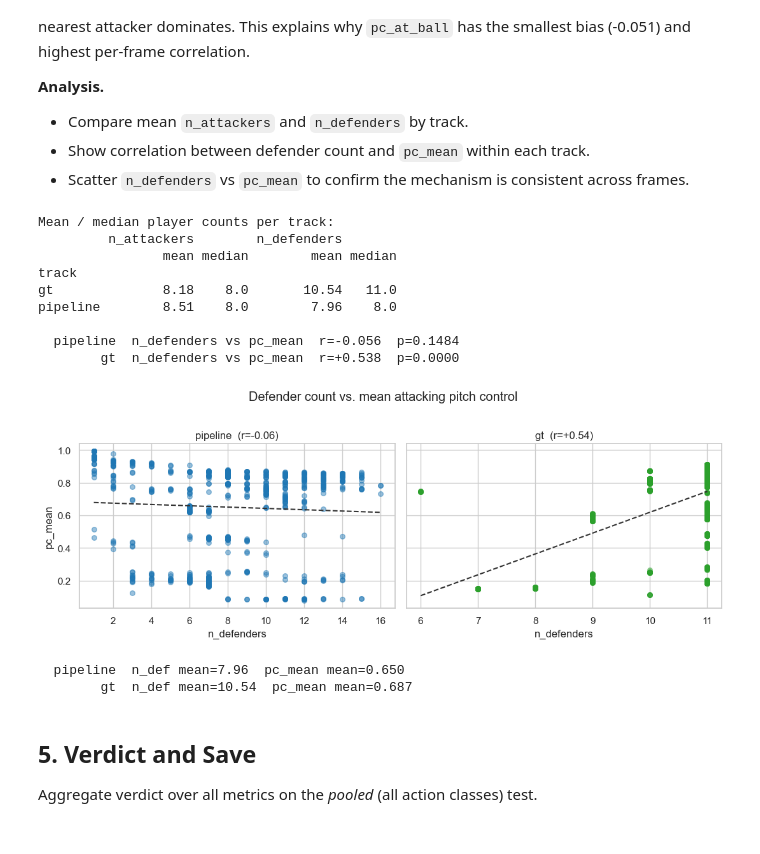
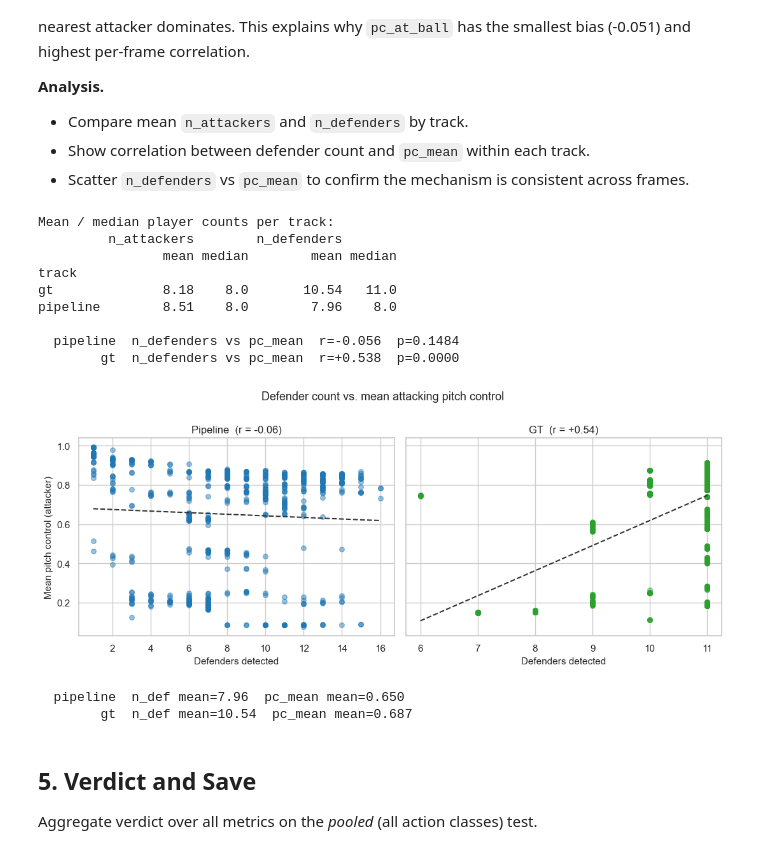
Before and after one commit to itzmore-mph/soccernet-setpiece-vision, a Jupyter notebook: notebooks/03_evaluation_and_validation.ipynb, the cells around one changed output. Saved outputs shown, nothing was run; the diff lists cells and outputs as text; code cells hidden in the pictures.

```diff
--- a/notebooks/03_evaluation_and_validation.ipynb
+++ b/notebooks/03_evaluation_and_validation.ipynb
@@ -117,6 +117,14 @@ Mean histogram overlap: 0.726
 # %%
 # Histogram overlays: pipeline vs GT per metric.
 # 2-row grid (3 x 2) keeps each panel readable when scaled to Word page width.
+METRIC_LABELS = {
+    "pc_mean": "PC Mean",
+    "pc_at_ball": "PC at Ball",
+    "pc_in_box": "PC in Box",
+    "pc_in_third": "PC in Third",
+    "pc_area_gt_0p5": "PC Area > 0.5",
+}
+
 n = len(METRICS)
 ncols = 3
 nrows = -(-n // ncols)  # ceil division
@@ -129,9 +137,9 @@ edges = np.linspace(0.0, 1.0, HIST_BINS + 1)
 for ax, metric in zip(axes, METRICS):
     a = pc[pc["track"] == "pipeline"][metric].dropna()
     b = pc[pc["track"] == "gt"][metric].dropna()
-    ax.hist(a, bins=edges, alpha=0.55, label="pipeline", color="#1f77b4")
+    ax.hist(a, bins=edges, alpha=0.55, label="Pipeline", color="#1f77b4")
     ax.hist(b, bins=edges, alpha=0.55, label="GT", color="#2ca02c")
-    ax.set_title(metric, fontsize=13)
+    ax.set_title(METRIC_LABELS.get(metric, metric), fontsize=13)
     ax.set_xlim(0, 1)
     ax.tick_params(labelsize=10)
 
@@ -140,8 +148,9 @@ for ax in axes[n:]:
     ax.set_visible(False)
 
 # shared axis labels + single legend
-fig.supxlabel("pitch-control value", fontsize=13)
-fig.supylabel("frames", fontsize=13)
+fig.suptitle("Pipeline vs GT: pitch control distributions (33 clips)", fontsize=14, y=1.01)
+fig.supxlabel("Pitch control value", fontsize=13)
+fig.supylabel("Frames", fontsize=13)
 handles, labels = axes[0].get_legend_handles_labels()
 fig.legend(handles, labels, loc="upper right", fontsize=11)
 fig.tight_layout()
@@ -183,6 +192,15 @@ paired.round(4)
 # Paired scatter: pipeline vs GT per metric.
 # 2-row grid (3 x 2) keeps each panel large enough to stay readable when
 # the figure is scaled to Word page width. The empty 6th cell is hidden.
+if 'METRIC_LABELS' not in dir():
+    METRIC_LABELS = {
+        "pc_mean": "PC Mean",
+        "pc_at_ball": "PC at Ball",
+        "pc_in_box": "PC in Box",
+        "pc_in_third": "PC in Third",
+        "pc_area_gt_0p5": "PC Area > 0.5",
+    }
+
 n = len(METRICS)
 ncols = 3
 nrows = -(-n // ncols)  # ceil division
@@ -203,7 +221,7 @@ for ax, metric in zip(axes, METRICS):
     ax.text(0.04, 0.96, f"Pearson = {pearson:.2f}\nSpearman = {spearman:.2f}\nbias = {bias:+.2f}",
             transform=ax.transAxes, va="top", ha="left", fontsize=10,
             bbox=dict(boxstyle="round,pad=0.3", facecolor="white", alpha=0.8, edgecolor="none"))
-    ax.set_title(metric, fontsize=13)
+    ax.set_title(METRIC_LABELS.get(metric, metric), fontsize=13)
     ax.set_xlim(0, 1); ax.set_ylim(0, 1)
     ax.tick_params(labelsize=10)
     ax.label_outer()  # only show axis labels on outer panels
@@ -214,7 +232,7 @@ for ax in axes[n:]:
 
 # shared axis labels
 fig.supxlabel("GT", fontsize=13)
-fig.supylabel("pipeline", fontsize=13)
+fig.supylabel("Pipeline", fontsize=13)
 fig.tight_layout()
 fig.savefig(FIGURES_DIR / "09_paired_scatter.png", dpi=150, bbox_inches="tight")
 plt.show()
@@ -252,42 +270,43 @@ for track in ["pipeline", "gt"]:
 print()
 
 # 3. Scatter: n_defenders vs pc_mean coloured by track
-fig, axes = plt.subplots(1, 2, figsize=(11, 4), sharey=True)
+track_labels = {"pipeline": "Pipeline", "gt": "GT"}
+fig, axes = plt.subplots(1, 2, figsize=(11, 4.5), sharey=True)
 colours = {"pipeline": "#1f77b4", "gt": "#2ca02c"}
 for ax, track in zip(axes, ["pipeline", "gt"]):
     sub = pc[pc["track"] == track]
     ax.scatter(sub["n_defenders"], sub["pc_mean"], alpha=0.45, s=30, color=colours[track])
     # regression line
     x = sub["n_defenders"].to_numpy()
     y = sub["pc_mean"].to_numpy()
     m, b = np.polyfit(x, y, 1)
     xs = np.linspace(x.min(), x.max(), 50)
     ax.plot(xs, m * xs + b, color="#333", linewidth=1.5, linestyle="--")
     r, _ = stats.pearsonr(x, y)
-    ax.set_title(f"{track}  (r={r:+.2f})")
-    ax.set_xlabel("n_defenders")
-axes[0].set_ylabel("pc_mean")
-fig.suptitle("Defender count vs. mean attacking pitch control", y=1.02)
+    ax.set_title(f"{track_labels[track]}  (r = {r:+.2f})", fontsize=12)
+    ax.set_xlabel("Defenders detected", fontsize=11)
+axes[0].set_ylabel("Mean pitch control (attacker)", fontsize=11)
+fig.suptitle("Defender count vs. mean attacking pitch control", fontsize=13, y=1.0)
 fig.tight_layout()
-fig.savefig(FIGURES_DIR / "10_defenders_vs_pc_mean.png", dpi=150)
+fig.savefig(FIGURES_DIR / "10_defenders_vs_pc_mean.png", dpi=150, bbox_inches="tight")
 plt.show()
 
 # 4. Side-by-side mean n_defenders: pipeline vs GT
 for track in ["pipeline", "gt"]:
     sub = pc[pc["track"] == track]
     print(f"{track:>10s}  n_def mean={sub['n_defenders'].mean():.2f}  "
           f"pc_mean mean={sub['pc_mean'].mean():.3f}")
 # %% [output]
 Mean / median player counts per track:
          n_attackers        n_defenders
                 mean median        mean median
 track
 gt              8.18    8.0       10.54   11.0
 pipeline        8.51    8.0        7.96    8.0
 
   pipeline  n_defenders vs pc_mean  r=-0.056  p=0.1484
         gt  n_defenders vs pc_mean  r=+0.538  p=0.0000
-[figure, old version]
+[figure, new version]
   pipeline  n_def mean=7.96  pc_mean mean=0.650
         gt  n_def mean=10.54  pc_mean mean=0.687
 # %% [markdown]
```
Also changed, not shown: parts of 1 cell of this notebook, 14 other files.
